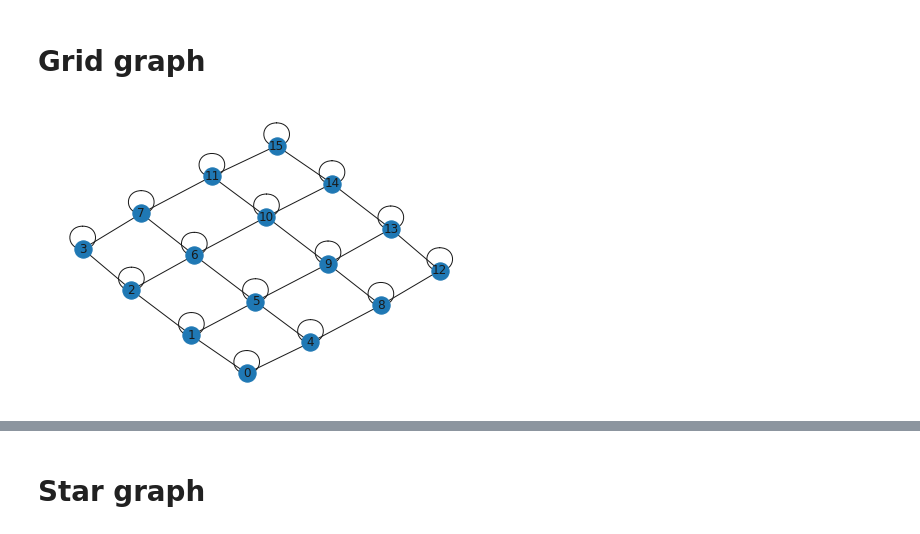
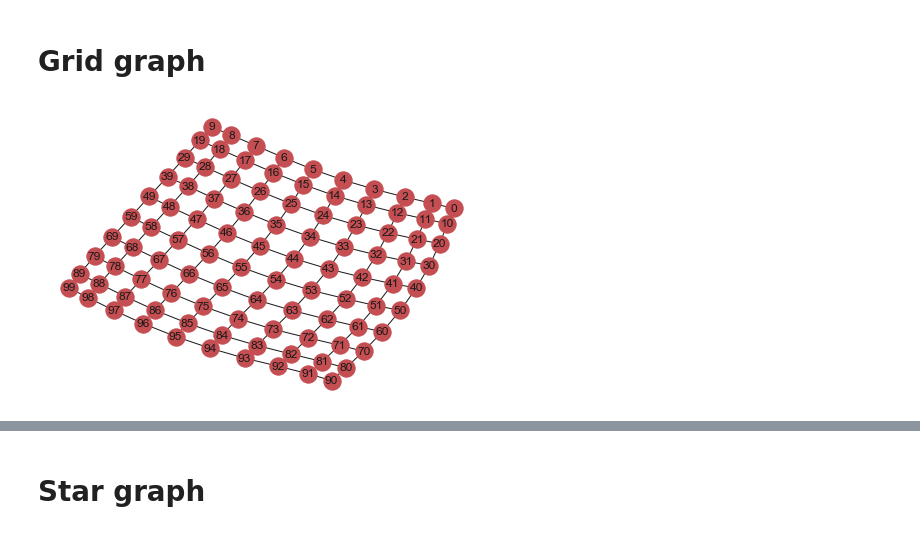
Before and after one commit to kasperjo/Graph-Bandit, a Jupyter notebook: Main.ipynb, the cells around one changed output, grey strips where cells are left out. Cells and saved outputs as stored; diff of their text form; code cells hidden in the pictures.

```diff
--- a/Main.ipynb
+++ b/Main.ipynb
@@ -219,14 +219,14 @@ plotRegrets([line_regrets], titles=['Tree Graph'])
 # %% [markdown]
 # Grid graph
 # %%
-T = 1000
+T = 15000
 
 np.random.seed(SEED)
-n_nodes = 16
-G = return_graph('maze')
+n_nodes = 100
+G = return_graph('grid',n_nodes)
 draw_graph(G)
 # %% [output]
-[figure, old version]
+[figure, new version]
 # %%
 np.random.seed(SEED)
 means = np.random.uniform(low=0.5,high=9.5,size=(n_samples,n_nodes))
```
Also changed, not shown: parts of 26 cells of this notebook, 46 other files.
